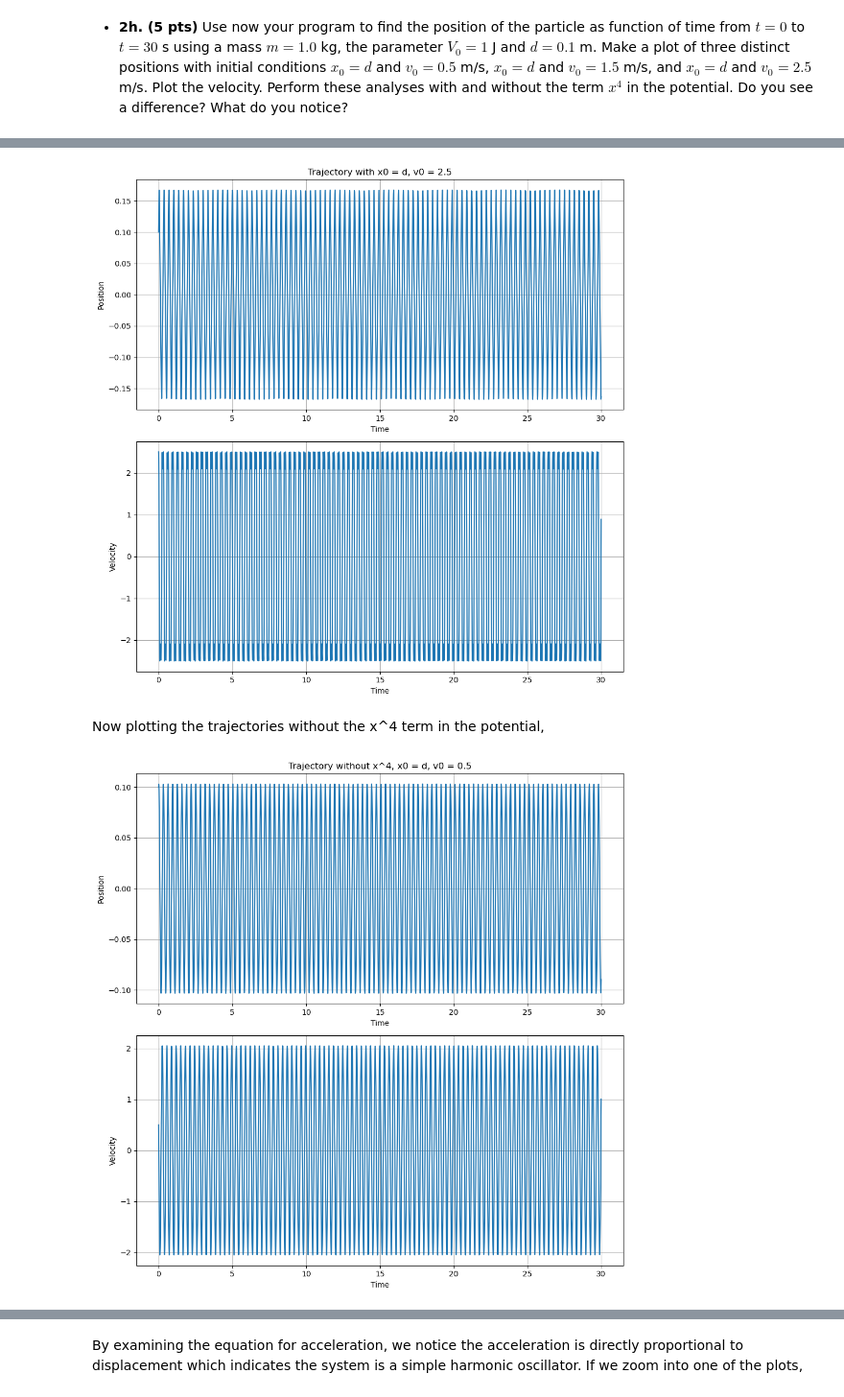
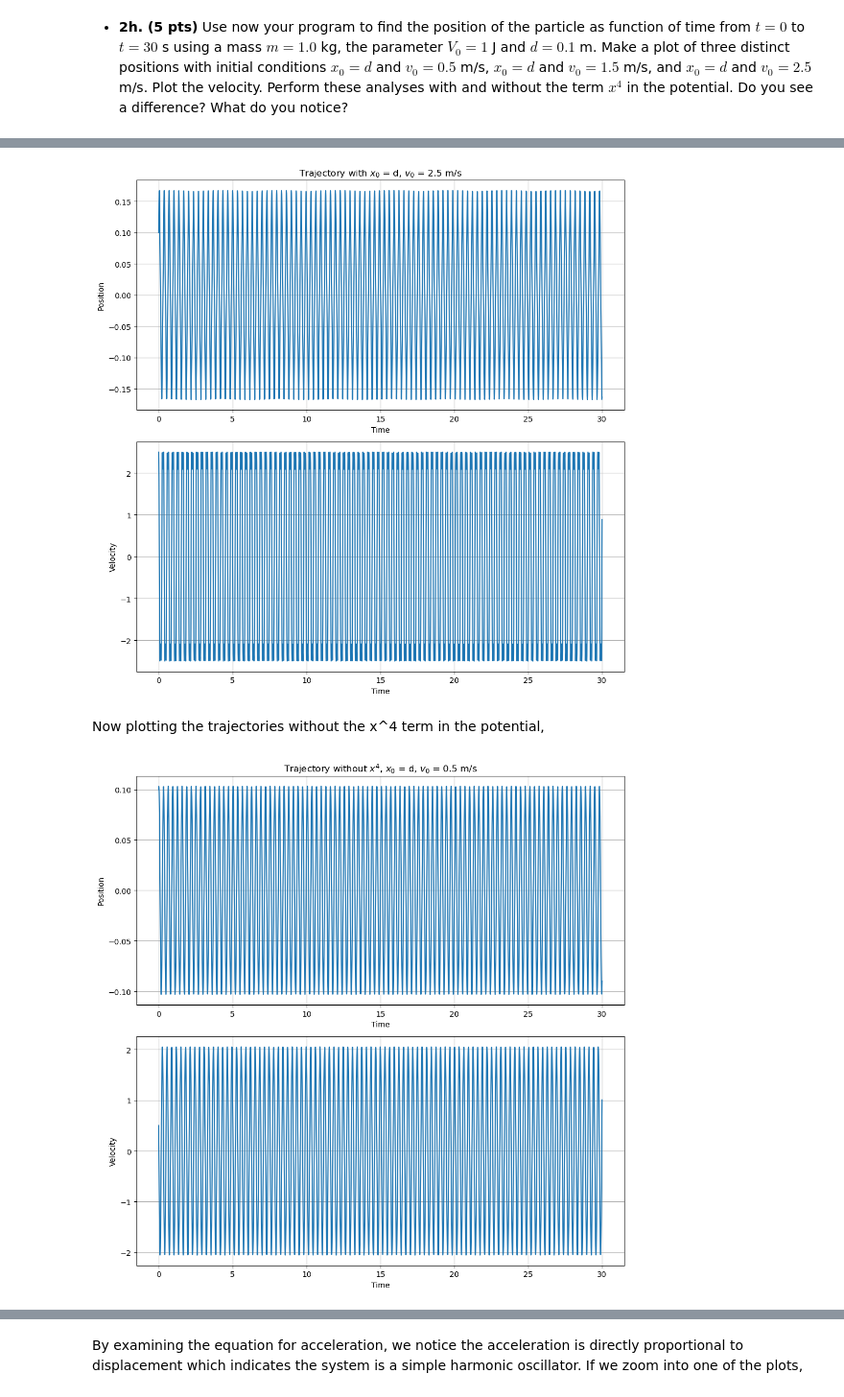
Before and after one commit to BruhddyTheThird/ProfCPisGoatedLib, a Jupyter notebook: Midterm Files/Midterm Ex2.ipynb, the cells around one changed output, grey strips where cells are left out. Shown at 96% size. Drawn from its saved outputs; the diff is of its cells as text; code cells hidden in the pictures.

Commit message:
added proper formatting of subscripts and superscripts in the plots

```diff
--- a/Midterm Files/Midterm Ex2.ipynb
+++ b/Midterm Files/Midterm Ex2.ipynb
@@ -71,7 +71,7 @@ plt.show()
 x3  = traj_solver(0.1, 2.5, 0, 30, 1, 0.1, 1)[0]
 v3  = traj_solver(0.1, 2.5, 0, 30, 1, 0.1, 1)[1]
 fig, ax = plt.subplots(2, 1, figsize=(10, 10))
-ax[0].set_title('Trajectory with x0 = d, v0 = 2.5')
+ax[0].set_title('Trajectory with $x_0$ = d, $v_0$ = 2.5 m/s')
 ax[0].plot(t, x3, label='Position')
 ax[0].set_ylabel('Position')
 ax[0].set_xlabel('Time')
@@ -84,7 +84,7 @@ ax[1].grid(True)
 plt.tight_layout()
 plt.show()
 # %% [output]
-[figure, old version]
+[figure, new version]
 # %% [markdown]
 Now plotting the trajectories without the x^4 term in the potential,
 # %%
@@ -108,23 +108,23 @@ def traj_solver2(x0, v0, t0, tf, V0, d, m):
 # %%
 x4  = traj_solver2(0.1, 0.5, 0, 30, 1, 0.1, 1)[0]
 v4  = traj_solver2(0.1, 0.5, 0, 30, 1, 0.1, 1)[1]
 t = np.linspace(0, 30, 3000)
 
 fig, ax = plt.subplots(2, 1, figsize=(10, 10))
-ax[0].set_title('Trajectory without x^4, x0 = d, v0 = 0.5')
+ax[0].set_title('Trajectory without $x^4$, $x_0$ = d, $v_0$ = 0.5 m/s')
 ax[0].plot(t, x4, label='Position')
 ax[0].set_ylabel('Position')
 ax[0].set_xlabel('Time')
 ax[0].grid(True)
 
 ax[1].plot(t, v4, label='Velocity')
 ax[1].set_ylabel('Velocity')
 ax[1].set_xlabel('Time')
 ax[1].grid(True)
 plt.tight_layout()
 plt.show()
 # %% [output]
-[figure, old version]
+[figure, new version]
 # %%
 x5  = traj_solver2(0.1, 1.5, 0, 30, 1, 0.1, 1)[0]
 v5  = traj_solver2(0.1, 1.5, 0, 30, 1, 0.1, 1)[1]
```
Also changed, not shown: parts of 5 cells of this notebook.
